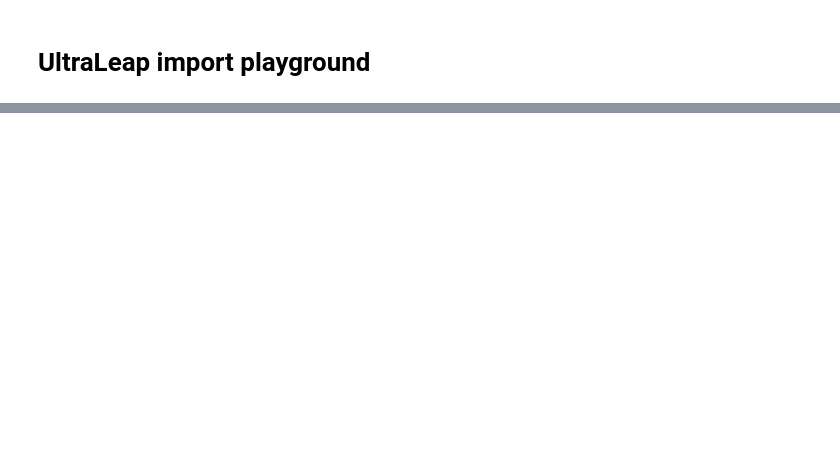
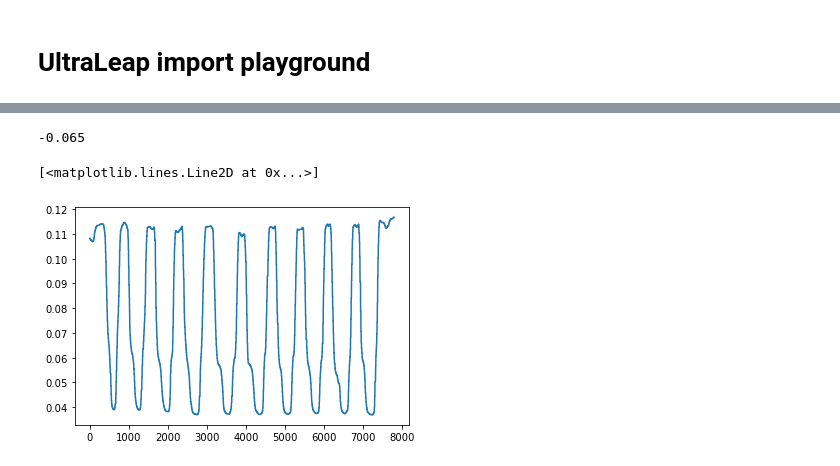
Before and after one commit to jgvhabets/ultraleap-tracking, a Jupyter notebook: py_analysis/preprocessing/import_playground.ipynb, the cells around one changed output, grey strips where cells are left out. Saved outputs shown, nothing was run; the diff lists cells and outputs as text; code cells hidden in the pictures; blank space fills up the shorter version.

```diff
--- a/py_analysis/preprocessing/import_playground.ipynb
+++ b/py_analysis/preprocessing/import_playground.ipynb
@@ -39,0 +83,11 @@ data[side] = import_unity.unityData_2_DataFrame(df)
+# %%
+### dataframe for hand only in fist excersise ###
+
+hand_df = df[['thumb_tip_x', 'thumb_tip_y', 'thumb_tip_z',
+                'index_tip_x', 'index_tip_y', 'index_tip_z',
+                'middle_tip_x', 'middle_tip_y', 'middle_tip_z',
+                'ring_tip_x', 'ring_tip_y', 'ring_tip_z',
+                'pinky_tip_x', 'pinky_tip_y', 'pinky_tip_z',
+                'palm_x', 'palm_y', 'palm_z', 'grab_strength']]
+
+hand_df
@@ -39,0 +111,24 @@ data[side] = import_unity.unityData_2_DataFrame(df)
+# %%
+hand_df.iloc[i]['palm_x']
+# %% [output]
+-0.065
+# %%
+point1 = 'palm'
+point2 = 'middle_tip'
+
+distances = []
+
+for i in np.arange(0, hand_df.shape[0]):
+
+    x1 = hand_df.iloc[i]['palm_x']
+    y1 = hand_df.iloc[i]['palm_y']
+    z1 = hand_df.iloc[i]['palm_z']
+
+    x2 = hand_df.iloc[i]['middle_tip_x']
+    y2 = hand_df.iloc[i]['middle_tip_y']
+    z2 = hand_df.iloc[i]['middle_tip_z']
+
+    pos1 = (x1, y1, z1)
+    pos2 = (x2, y2, z2)
+
+    distances.append(distance.euclidean(pos1, pos2))
@@ -39,0 +162,5 @@ data[side] = import_unity.unityData_2_DataFrame(df)
+# %%
+plt.plot(distances)
+# %% [output]
+[<matplotlib.lines.Line2D at 0x...>]
+[figure, added]
```
Also changed, not shown: parts of 27 cells of this notebook, 1 other file.
